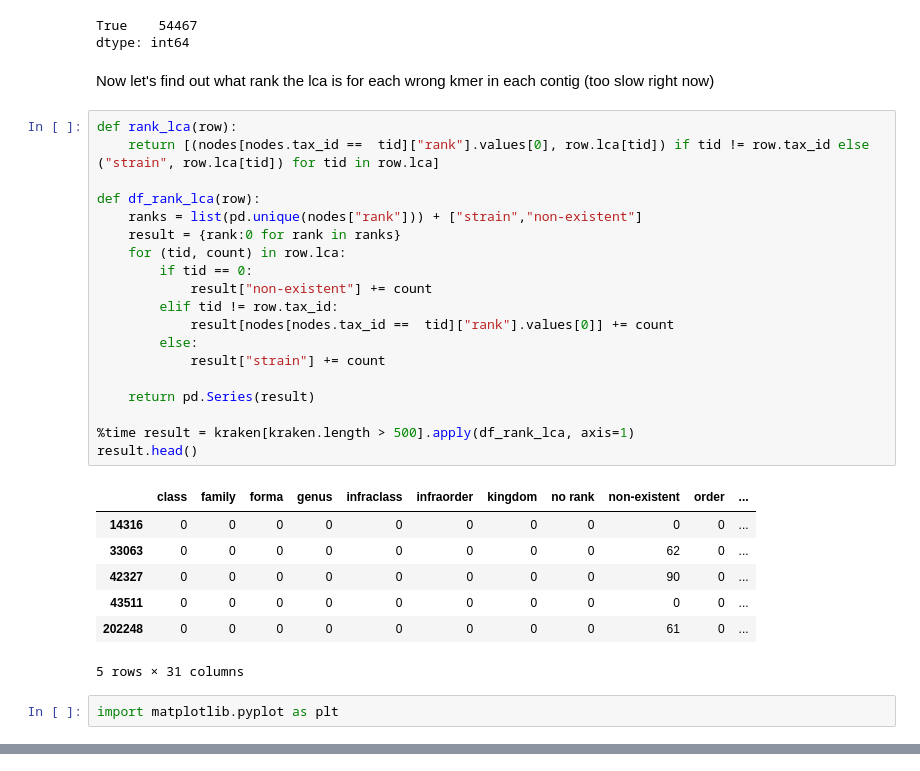
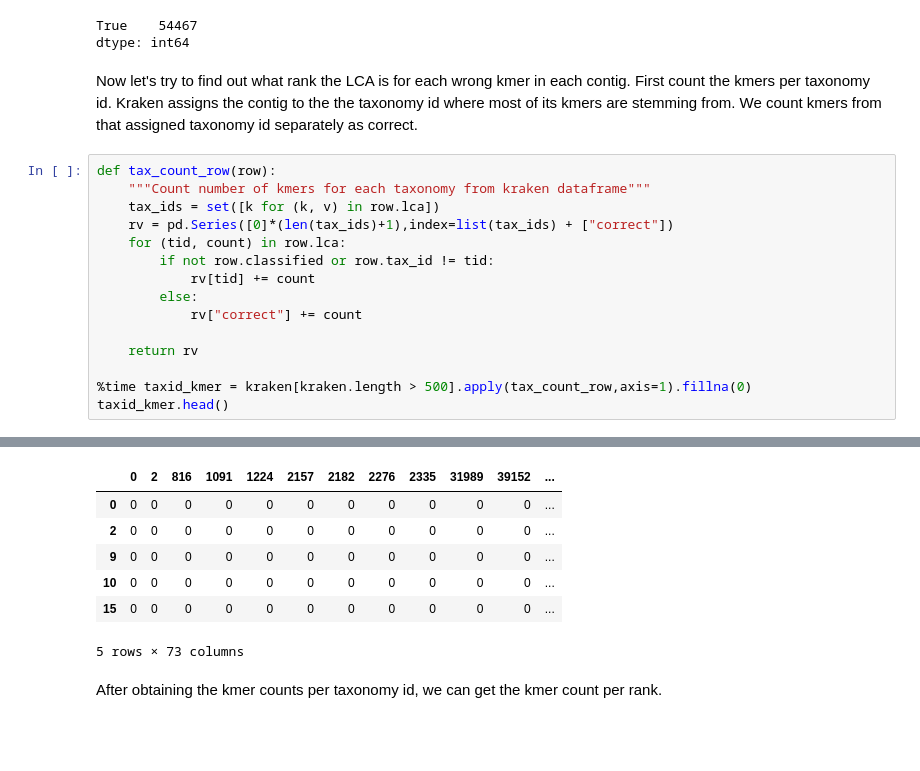
Before and after one commit to inodb/masmvali-publication, a Jupyter notebook: notebooks/kraken.ipynb, the cells around one changed output, grey strips where cells are left out. Saved outputs shown, nothing was run; the diff lists cells and outputs as text; blank space fills up the shorter version.

```diff
--- a/notebooks/kraken.ipynb
+++ b/notebooks/kraken.ipynb
@@ -160,34 +162,21 @@ kraken[kraken.length > 500].classified.value_counts()
 # %% [output]
 True    54467
 dtype: int64
-# %% [markdown]
-Now let's find out what rank the lca is for each wrong kmer in each contig (too slow right now)
-# %%
-def rank_lca(row):
-    return [(nodes[nodes.tax_id ==  tid]["rank"].values[0], row.lca[tid]) if tid != row.tax_id else ("strain", row.lca[tid]) for tid in row.lca]
-
-def df_rank_lca(row):
-    ranks = list(pd.unique(nodes["rank"])) + ["strain","non-existent"]
-    result = {rank:0 for rank in ranks}
-    for (tid, count) in row.lca:
-        if tid == 0:
-            result["non-existent"] += count
-        elif tid != row.tax_id:
-            result[nodes[nodes.tax_id ==  tid]["rank"].values[0]] += count
-        else:
-            result["strain"] += count
-
-    return pd.Series(result)
-
-%time result = kraken[kraken.length > 500].apply(df_rank_lca, axis=1)
-result.head()
-# %% [output]
-|  | class | family | forma | genus | infraclass | infraorder | kingdom | no rank | non-existent | order | ... |
-| 14316 | 0 | 0 | 0 | 0 | 0 | 0 | 0 | 0 | 0 | 0 | ... |
-| 33063 | 0 | 0 | 0 | 0 | 0 | 0 | 0 | 0 | 62 | 0 | ... |
-| 42327 | 0 | 0 | 0 | 0 | 0 | 0 | 0 | 0 | 90 | 0 | ... |
-| 43511 | 0 | 0 | 0 | 0 | 0 | 0 | 0 | 0 | 0 | 0 | ... |
-| 202248 | 0 | 0 | 0 | 0 | 0 | 0 | 0 | 0 | 61 | 0 | ... |
-5 rows × 31 columns
-# %%
-import matplotlib.pyplot as plt
+# %% [markdown]
+Now let's try to find out what rank the LCA is for each wrong kmer in each contig. First count the kmers per taxonomy id. Kraken assigns the contig to the the taxonomy id where most of its kmers are stemming from. We count kmers from that assigned taxonomy id separately as correct.
+# %%
+def tax_count_row(row):
+    """Count number of kmers for each taxonomy from kraken dataframe"""
+    tax_ids = set([k for (k, v) in row.lca])
+    rv = pd.Series([0]*(len(tax_ids)+1),index=list(tax_ids) + ["correct"])
+    for (tid, count) in row.lca:
+        if not row.classified or row.tax_id != tid:
+            rv[tid] += count
+        else:
+            rv["correct"] += count
+
+    return rv
+
+%time taxid_kmer = kraken[kraken.length > 500].apply(tax_count_row,axis=1).fillna(0)
+taxid_kmer.head()
+# %% [output]
@@ -193,0 +185,9 @@ import matplotlib.pyplot as plt
+|  | 0 | 2 | 816 | 1091 | 1224 | 2157 | 2182 | 2276 | 2335 | 31989 | 39152 | ... |
+| 0 | 0 | 0 | 0 | 0 | 0 | 0 | 0 | 0 | 0 | 0 | 0 | ... |
+| 2 | 0 | 0 | 0 | 0 | 0 | 0 | 0 | 0 | 0 | 0 | 0 | ... |
+| 9 | 0 | 0 | 0 | 0 | 0 | 0 | 0 | 0 | 0 | 0 | 0 | ... |
+| 10 | 0 | 0 | 0 | 0 | 0 | 0 | 0 | 0 | 0 | 0 | 0 | ... |
+| 15 | 0 | 0 | 0 | 0 | 0 | 0 | 0 | 0 | 0 | 0 | 0 | ... |
+5 rows × 73 columns
+# %% [markdown]
+After obtaining the kmer counts per taxonomy id, we can get the kmer count per rank.
```
Also changed, not shown: parts of 21 cells of this notebook.
